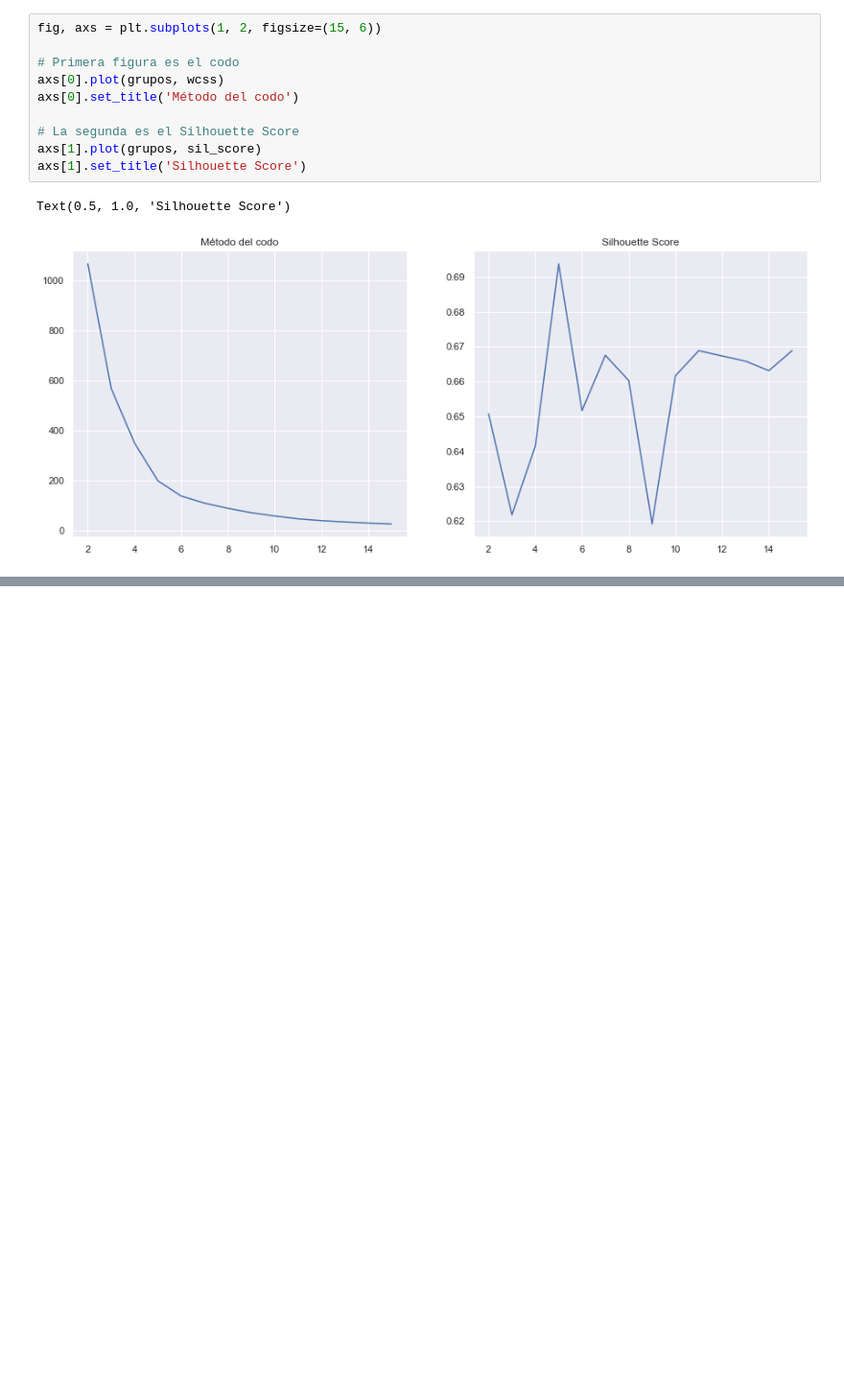
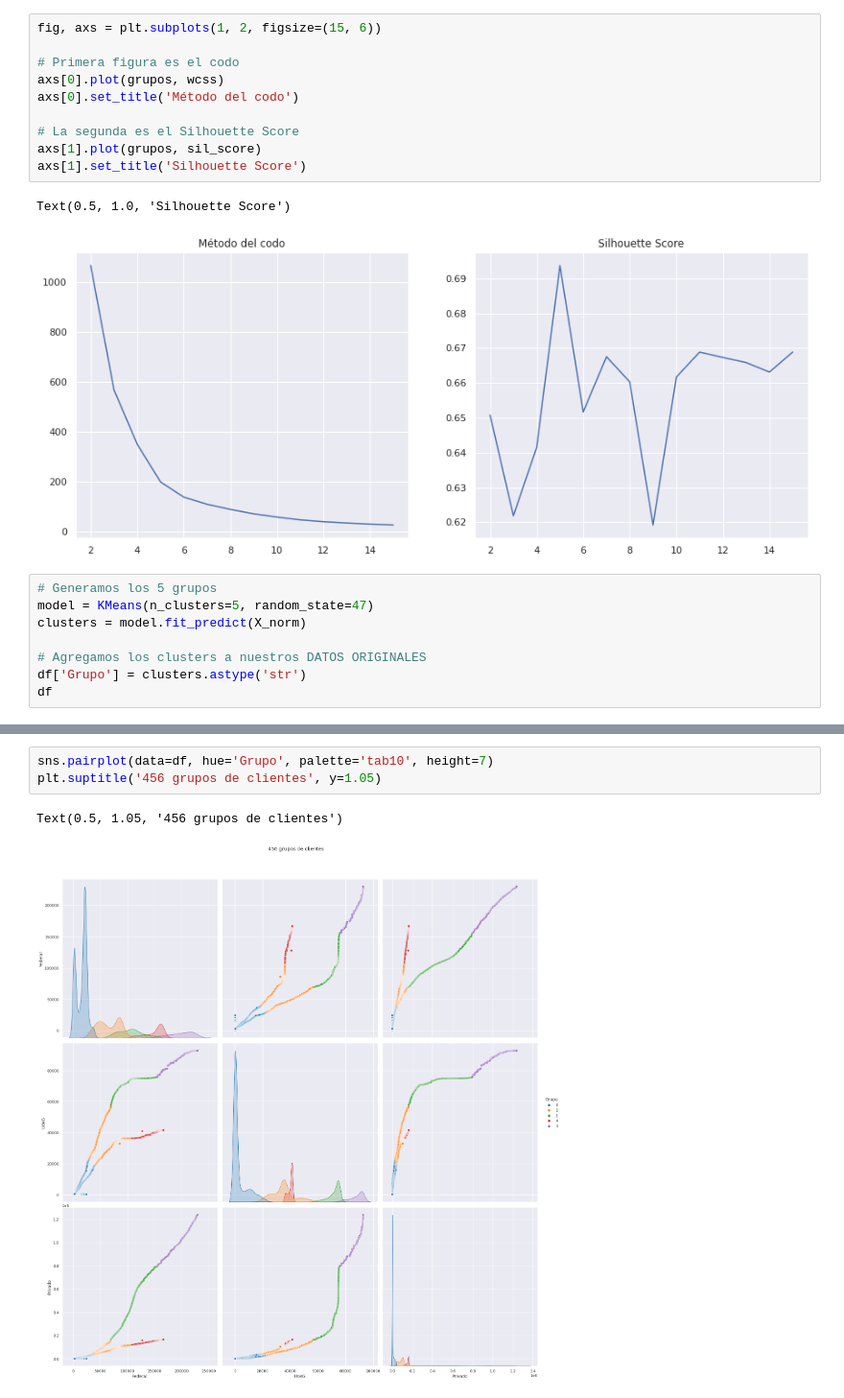
Before and after one commit to carlosdblanco/retoAnalitica, a Jupyter notebook: K-means .ipynb, the cells around one changed output, grey strips where cells are left out. Shown at 96% size. Drawn from its saved outputs; the diff is of its cells as text; blank space fills up the shorter version.

```diff
--- a/K-means .ipynb
+++ b/K-means .ipynb
@@ -87,3 +87,11 @@ axs[1].set_title('Silhouette Score')
 # %% [output]
 Text(0.5, 1.0, 'Silhouette Score')
 [figure]
+# %%
+# Generamos los 5 grupos
+model = KMeans(n_clusters=5, random_state=47)
+clusters = model.fit_predict(X_norm)
+
+# Agregamos los clusters a nuestros DATOS ORIGINALES
+df['Grupo'] = clusters.astype('str')
+df
@@ -89,0 +112,6 @@ Text(0.5, 1.0, 'Silhouette Score')
+# %%
+sns.pairplot(data=df, hue='Grupo', palette='tab10', height=7)
+plt.suptitle('456 grupos de clientes', y=1.05)
+# %% [output]
+Text(0.5, 1.05, '456 grupos de clientes')
+[figure, added]
```
Also changed, not shown: parts of 2 cells of this notebook.
